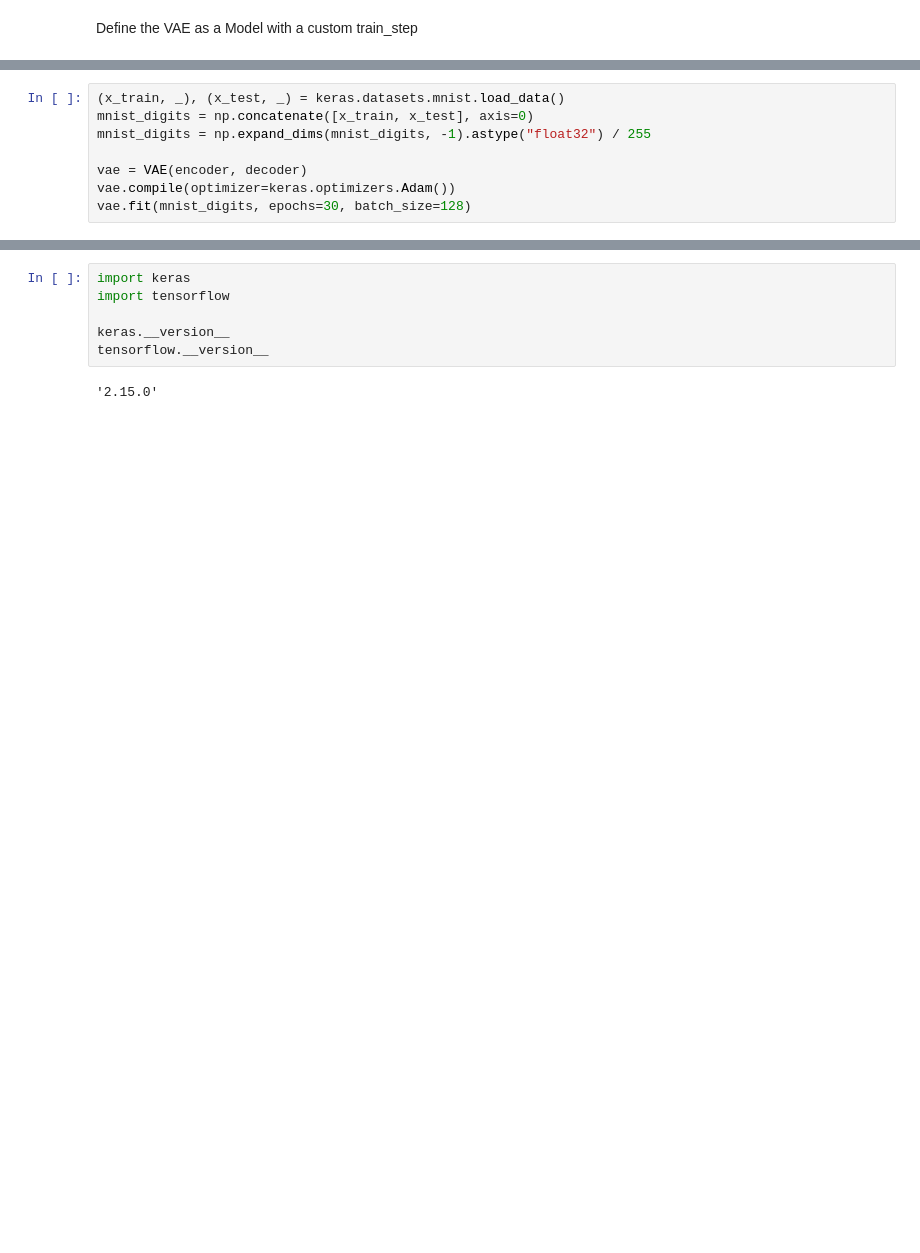
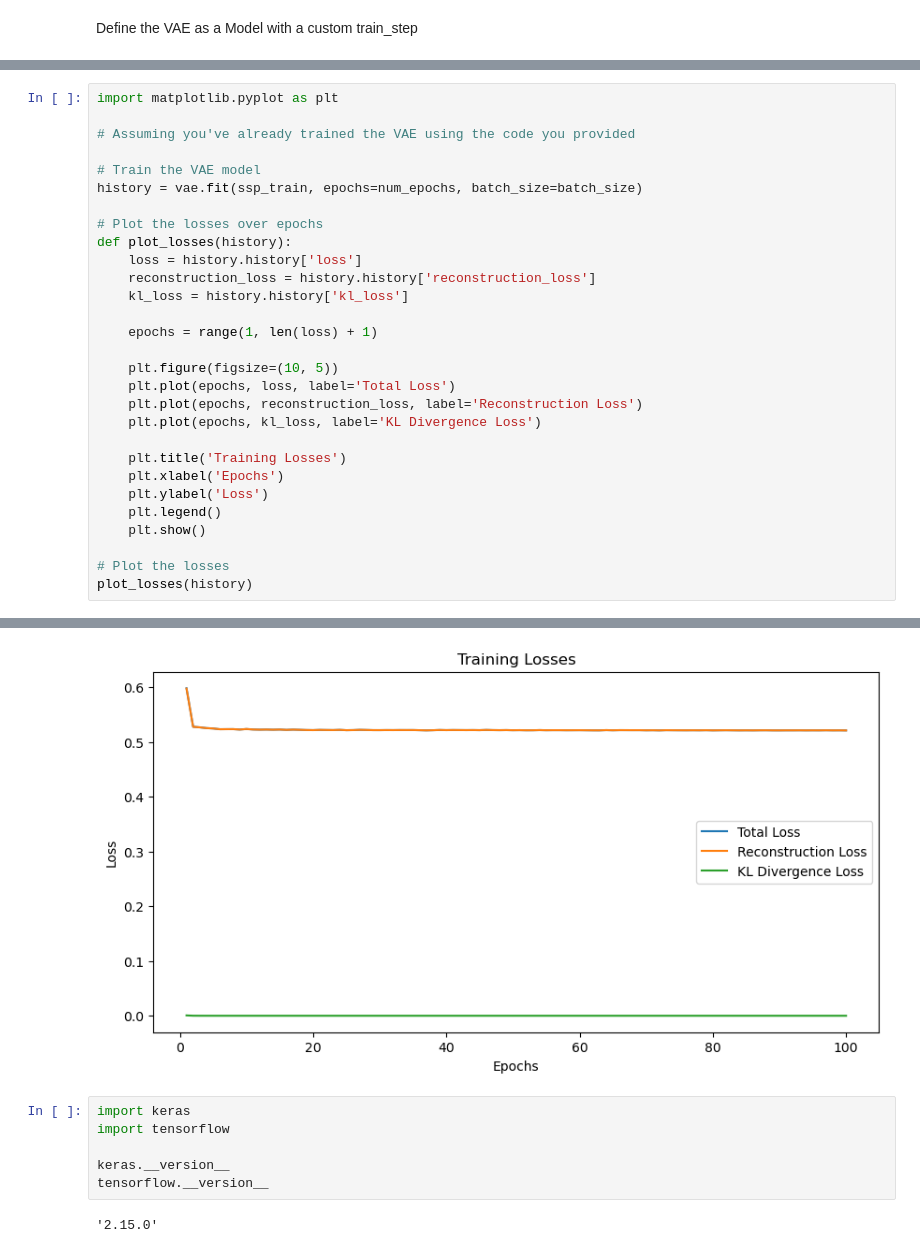
Before and after one commit to debnathk/dleps, a Jupyter notebook: code/DLEPS/reference_drug/refDrug_vae.ipynb, the cells around one changed output, grey strips where cells are left out. Cells and saved outputs as stored; diff of their text form; blank space fills up the shorter version.

```diff
--- a/code/DLEPS/reference_drug/refDrug_vae.ipynb
+++ b/code/DLEPS/reference_drug/refDrug_vae.ipynb
@@ -134,8 +163,0 @@ Train the VAE
-# %%
-(x_train, _), (x_test, _) = keras.datasets.mnist.load_data()
-mnist_digits = np.concatenate([x_train, x_test], axis=0)
-mnist_digits = np.expand_dims(mnist_digits, -1).astype("float32") / 255
-
-vae = VAE(encoder, decoder)
-vae.compile(optimizer=keras.optimizers.Adam())
-vae.fit(mnist_digits, epochs=30, batch_size=128)
@@ -160,0 +164,30 @@ Epoch 30/30
+# %%
+import matplotlib.pyplot as plt
+
+# Assuming you've already trained the VAE using the code you provided
+
+# Train the VAE model
+history = vae.fit(ssp_train, epochs=num_epochs, batch_size=batch_size)
+
+# Plot the losses over epochs
+def plot_losses(history):
+    loss = history.history['loss']
+    reconstruction_loss = history.history['reconstruction_loss']
+    kl_loss = history.history['kl_loss']
+
+    epochs = range(1, len(loss) + 1)
+
+    plt.figure(figsize=(10, 5))
+    plt.plot(epochs, loss, label='Total Loss')
+    plt.plot(epochs, reconstruction_loss, label='Reconstruction Loss')
+    plt.plot(epochs, kl_loss, label='KL Divergence Loss')
+
+    plt.title('Training Losses')
+    plt.xlabel('Epochs')
+    plt.ylabel('Loss')
+    plt.legend()
+    plt.show()
+
+# Plot the losses
+plot_losses(history)
+# %% [output]
@@ -161,3 +212,4 @@ Epoch 30/30
+[figure, added]
 # %%
 import keras
 import tensorflow
```
Also changed, not shown: parts of 9 cells of this notebook, 1 other file.
